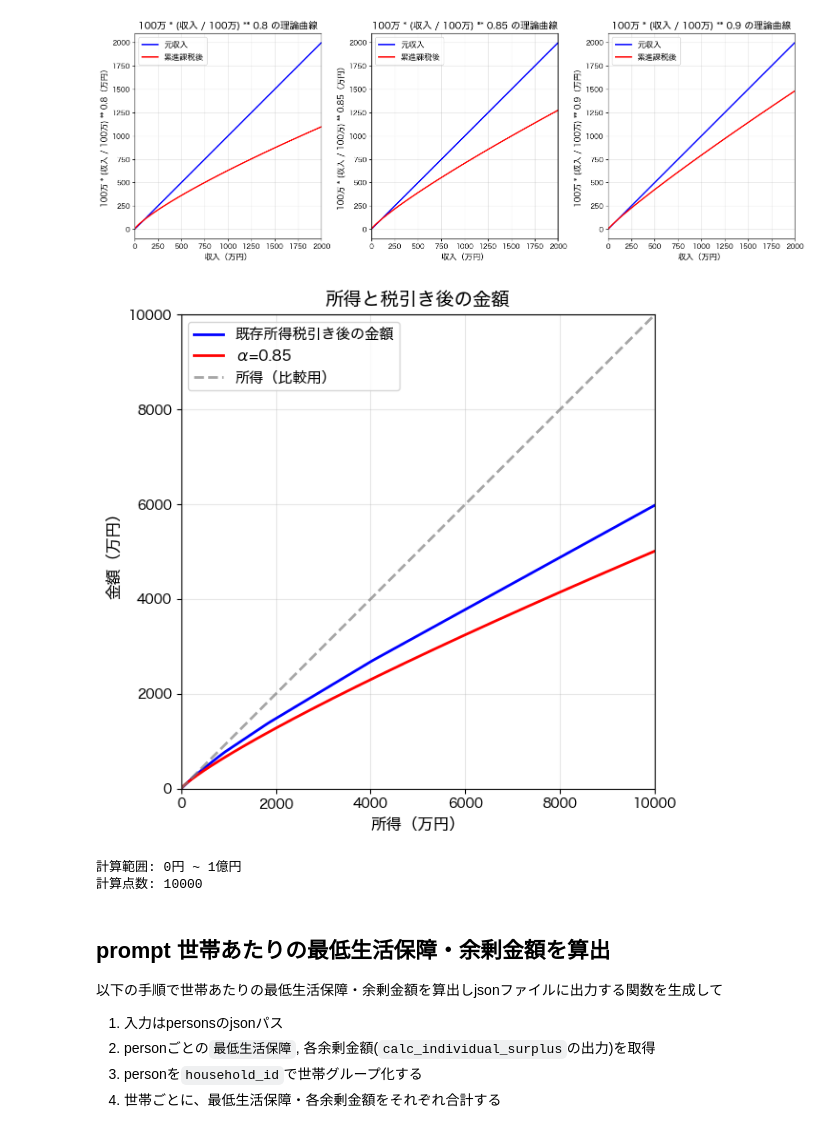
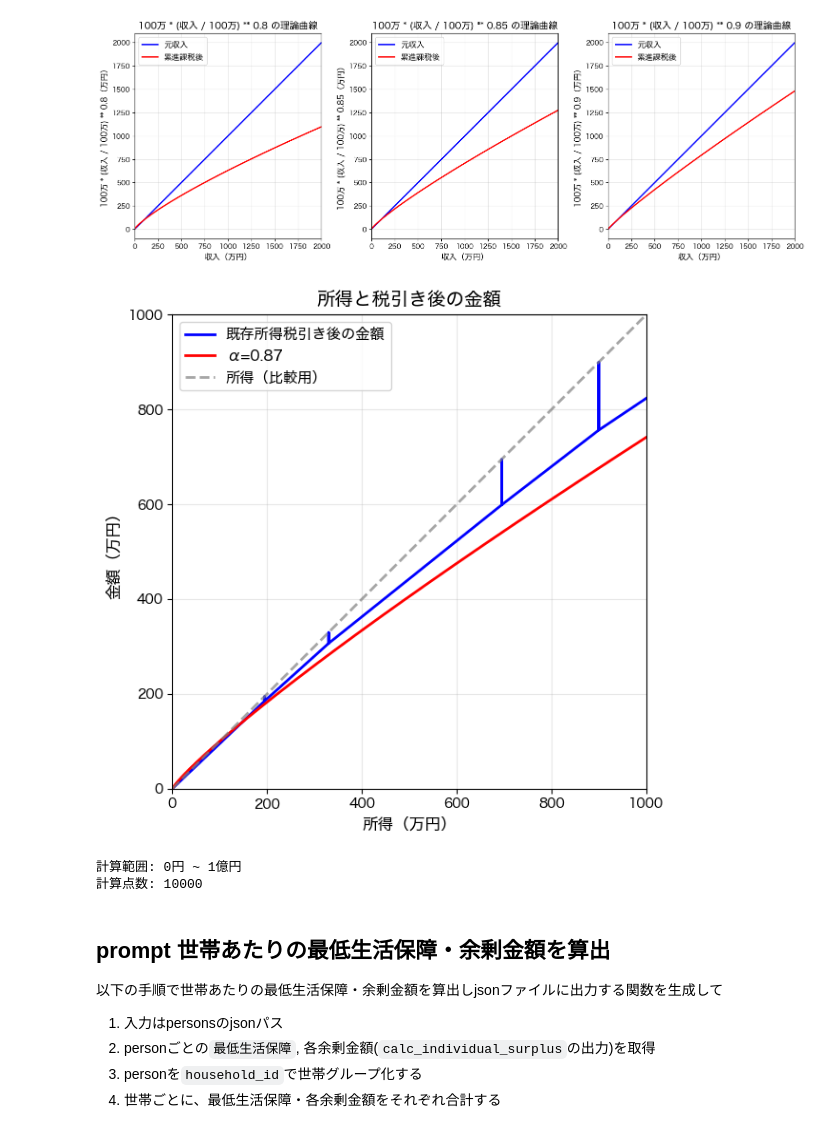
Before and after one commit to SnoozingJellyfish/OpenFisca-Zero, a Jupyter notebook: simulate_zero.ipynb, the cells around one changed output. Drawn from its saved outputs; the diff is of its cells as text; code cells hidden in the pictures.

```diff
--- a/simulate_zero.ipynb
+++ b/simulate_zero.ipynb
@@ -277,7 +277,7 @@ def calc_BI(data_persons_path,
     persons_csv = data_persons_path
 
     # 最低生活保障 = 生活保護 + 児童手当 + 児童扶養手当_最小
-    add_var_list = ['生活保護', '児童手当', '児童扶養手当_最小']  # 児童育成手当は東京都のみ
+    add_var_list = ['生活保護', '児童手当', '児童扶養手当_最小']  # 児童育成手当は東京都のみのため除外
 
     # personsの読み込み
     with persons_csv.open('r', encoding='utf-8') as f:
@@ -302,6 +302,8 @@ def calc_BI(data_persons_path,
             '誕生年月日': row.get('誕生年月日', ''),
             '性別': row.get('性別', ''),
             '収入': row.get('収入', ''),
+            # 個人IDは1から始まるため-1
+            '控除後所得': seiho_allowance_dict['控除後所得'][int(person_id)-1],
         }
 
         # 最低生活保障の計算
@@ -319,8 +321,6 @@ def calc_BI(data_persons_path,
         persons_bi[person_id] = entry
 
     return persons_bi
-
-    #print(f'Wrote: {output_json}')
 # %%
 # 親の収入を計算し、児童含む個人属性として付与(児童の所得算出用)
 def calc_parent_income(persons_bi_dict):
@@ -547,24 +557,22 @@ root = Path('/Users/naoya/develop/proj-inclusive/OpenFisca-Zero/data/represent_1
 data_persons_path = root / 'data_persons_10k.csv'
 data_households_path = root / 'data_households_10k.csv'
 
-# BI等必要な情報を算出(新制度)
+# [新制度]
+## BI等必要な情報を算出
 persons_10k_dict = calc_all_preprocess(data_persons_path, data_households_path)
-# jsonファイルに出力
 with (root / 'persons_10k_preprocessed.json').open('w', encoding='utf-8') as f:
     json.dump(persons_10k_dict, f, ensure_ascii=False, indent=2)
 
-# OpenFisca-Japanで実際の手当, 所得税引き後金額を計算 (従来制度)
-actual_seiho_allowance_dict = calc_seiho_allowance(data_persons_path,
-                                                    data_households_path,
-                                                    zero_income=False)  # 収入はそのまま
-# person_idのdictにする. 算出される最低生活保障は意味なし
-actual_persons_dict = calc_BI(data_persons_path, actual_seiho_allowance_dict)
+# [従来制度]
+## person_idのdictにする. 算出される最低生活保障は実収入にもとづく手当
+actual_persons_10k_dict = calc_all_preprocess_actual(data_persons_path,
+                                                data_households_path)
+with (root / 'persons_10k_actual.json').open('w', encoding='utf-8') as f:
+    json.dump(actual_persons_10k_dict, f, ensure_ascii=False, indent=2)
 
-with (root / 'persons_10k_actual.json').open('w', encoding='utf-8') as f:
-    json.dump(actual_persons_dict, f, ensure_ascii=False, indent=2)
-
-income_actual_total = calc_income_actual_total(actual_persons_dict)
-allowance_actual_total = calc_allowance_actual_total(actual_persons_dict)
+## 手取り総額を計算
+income_actual_total = calc_income_actual_total(actual_persons_10k_dict)
+allowance_actual_total = calc_allowance_actual_total(actual_persons_10k_dict)
 actual_total = income_actual_total + allowance_actual_total
 actual_total_dict = {
     'actual_total': actual_total,
@@ -995,7 +948,9 @@ income_tax_list = [
 ]
 
 # 横軸: 0円から1億円まで
-income_range = np.linspace(0, 100_000_000, 10000)  # 1億円まで10000点
+x_max = 10_000_000
+#income_range = np.linspace(0, 100_000_000, 10000)  # 1億円まで10000点
+income_range = np.linspace(0, x_max, 10000)  # 1億円まで10000点
 
 # 所得税引き後の金額を計算する関数
 def calculate_after_tax_income(income):
@@ -1020,39 +975,39 @@ plt.plot(income_range, after_tax_incomes, label='既存所得税引き後の金
 # 逓減率0.9の累進課税
 # 100万 * (値 / 100万) ** 0.9 を計算（万円単位）
 # xが0の場合は0を返す
-alpha = 0.85
+alpha = 0.87
 y09 = np.where(income_range / 1_000_000 > 0,
                 1_000_000 * ((income_range / 1_000_000) ** alpha), 0)
 plt.plot(income_range, y09, linewidth=2, color='red', label=f"α={alpha}")
 
 plt.plot(income_range, income_range, label='所得（比較用）', linewidth=2, linestyle='--', color='gray', alpha=0.7)
 
 # 横軸と縦軸を万円単位で表示
 
 
 def format_manen(x, pos):
     """万円単位に変換して表示"""
     return f'{x/10000:.0f}'
 
 plt.gca().xaxis.set_major_formatter(ticker.FuncFormatter(format_manen))
 plt.gca().yaxis.set_major_formatter(ticker.FuncFormatter(format_manen))
 # x, yのアスペクトを1:1にする
 plt.gca().set_aspect('equal', adjustable='box')
 
 plt.xlabel('所得（万円）', fontsize=12)
 plt.ylabel('金額（万円）', fontsize=12)
 plt.title('所得と税引き後の金額', fontsize=14)
-plt.xlim(0, 100_000_000)
-plt.ylim(0, 100_000_000)
+plt.xlim(0, x_max)
+plt.ylim(0, x_max)
 plt.grid(True, alpha=0.3)
 plt.legend(fontsize=11)
 plt.tight_layout()
 plt.show()
 
 print(f"計算範囲: 0円 ~ 1億円")
 print(f"計算点数: {len(income_range)}")
 # %% [output]
-[figure, old version]
+[figure, new version]
 計算範囲: 0円 ~ 1億円
 計算点数: 10000
 # %% [markdown]
```
Also changed, not shown: parts of 13 cells of this notebook, 6 other files.
